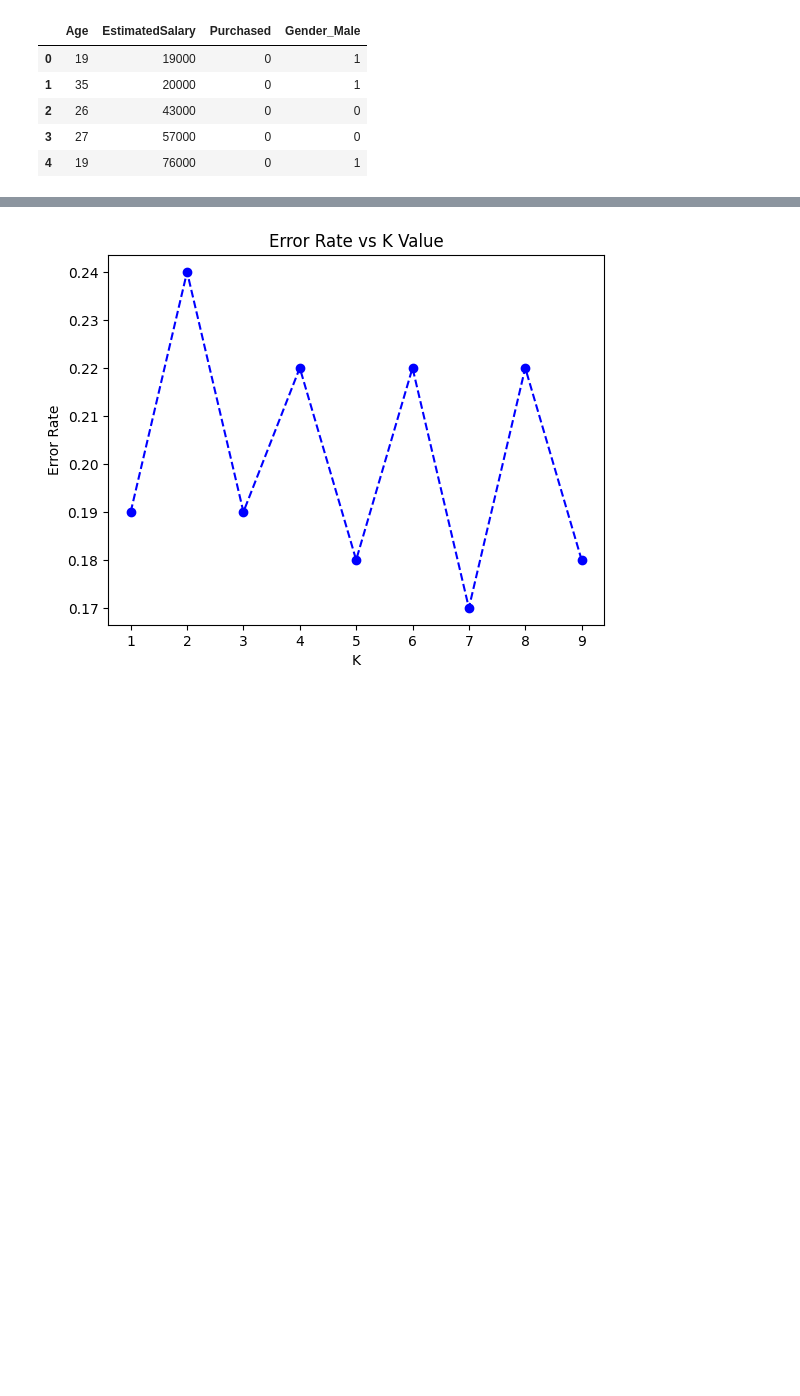
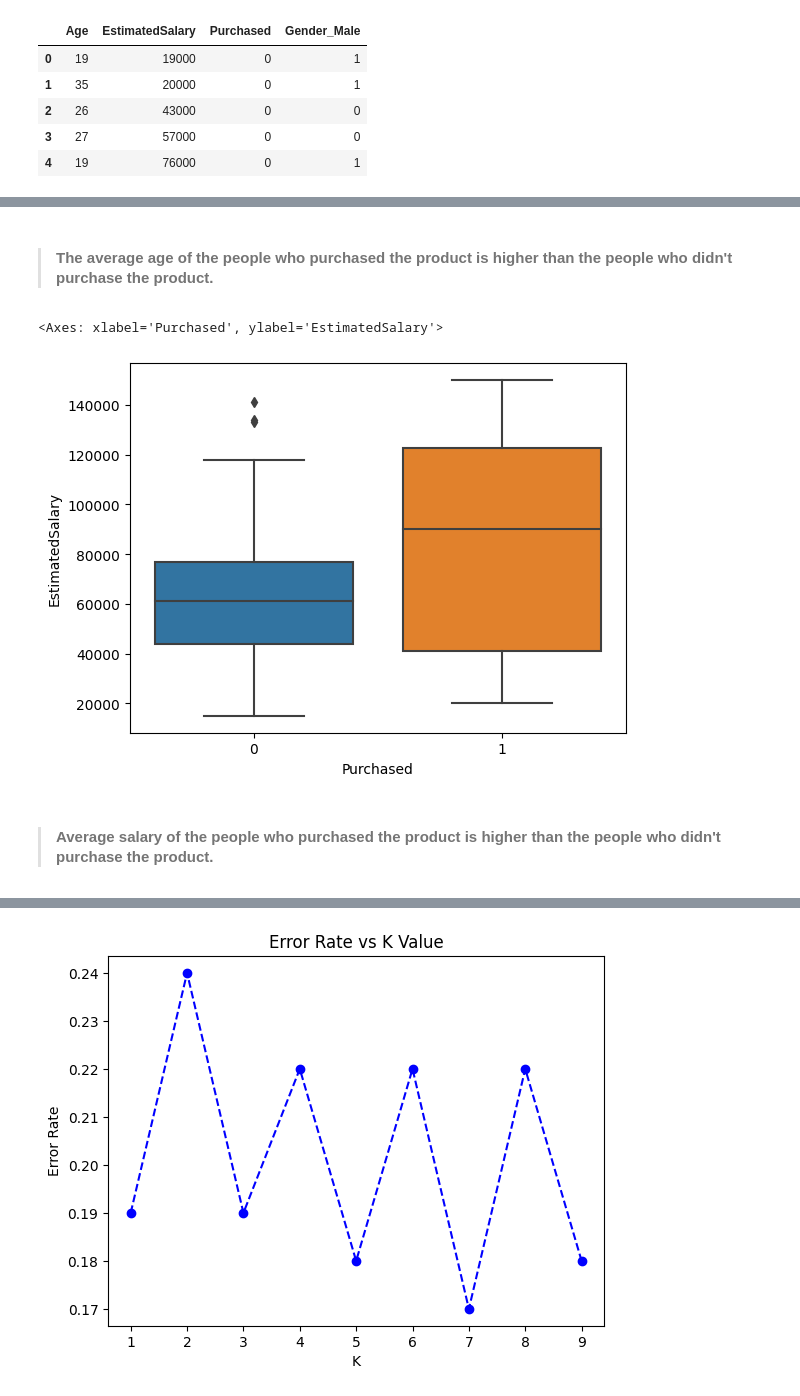
Before and after one commit to Harsh502s/ML-Assignments, a Jupyter notebook: Notebooks/Assignment 7 KNN SNA.ipynb, the cells around one changed output, grey strips where cells are left out. Drawn from its saved outputs; the diff is of its cells as text; code cells hidden in the pictures; blank space fills up the shorter version.

```diff
--- a/Notebooks/Assignment 7 KNN SNA.ipynb
+++ b/Notebooks/Assignment 7 KNN SNA.ipynb
@@ -43,3 +77,14 @@ df.head()
+# %% [markdown]
+> #### The average age of the people who purchased the product is higher than the people who didn't purchase the product.
+# %%
+# Plotting the Estimated Salary with Purchased
+
+sns.boxplot(x='Purchased', y='EstimatedSalary', data=df)
+# %% [output]
+<Axes: xlabel='Purchased', ylabel='EstimatedSalary'>
+[figure, added]
+# %% [markdown]
+> #### Average salary of the people who purchased the product is higher than the people who didn't purchase the product.
 # %%
 X = df.drop("Purchased", axis=1)
 y = df["Purchased"]
```
Also changed, not shown: parts of 6 cells of this notebook, 3 other files.
